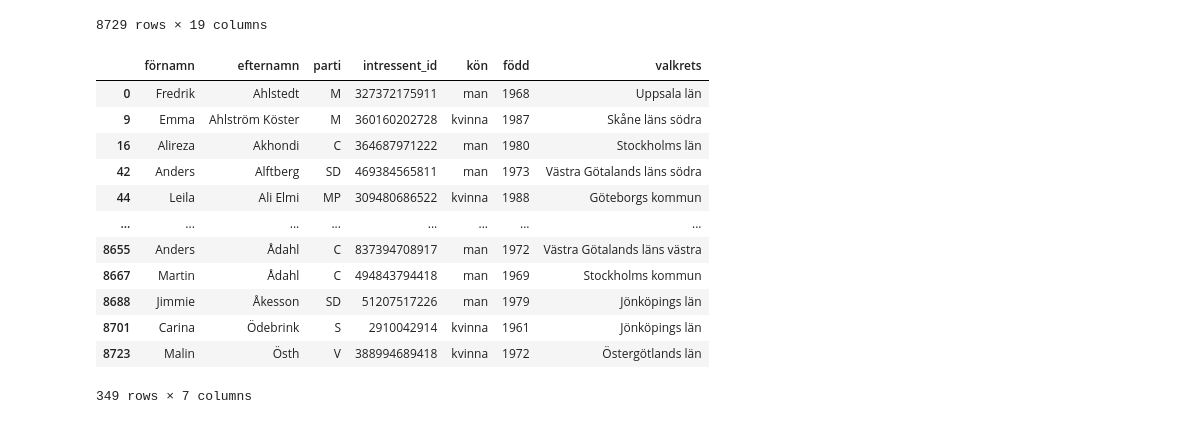
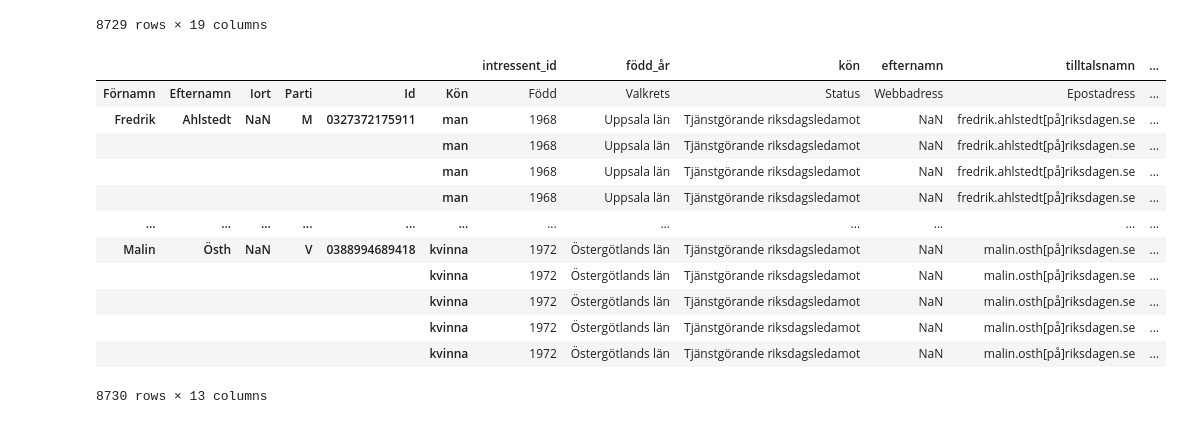
Before and after one commit to Marchant01/Parl-Check, a Jupyter notebook: notebook.ipynb, the cells around one changed output. Cells and saved outputs as stored; diff of their text form; code cells hidden in the pictures.

Commit message:
Revert "Updated tables and explored possible columns for the person table."
This reverts commit efb46289bbceb8ab325b50cff2e67222950bc911.

```diff
--- a/notebook.ipynb
+++ b/notebook.ipynb
@@ -266,44 +266,34 @@ personer
 | 8728 | Malin | Östh | NaN | V | 388994689418 | kvinna | 1972 | Östergötlands län | Tjänstgörande riksdagsledamot | NaN | ... |
 8729 rows × 19 columns
 # %%
-columns = [
-    "Förnamn",
-    "Efternamn",
-    "Parti",
-    "Id",
-    "Kön",
-    "Född",
-    "Valkrets" ,
-]
+columns = ["intressent_id",
+"född_år",
+"kön",
+"efternamn",
+"tilltalsnamn",
+"sorteringsnamn",
+"iort",
+"parti",
+"valkrets",
+"uppdragsroll",
+"status",
+"start_datum",
+"slut_datum"]
 
-dataframe = pd.read_csv("documents/personer/personer", header=0)
+cleaned = pd.read_csv("documents/personer/personer", names=columns)
 
-cleaned = dataframe[columns].copy()
+cleaned
+# %% [output]
+|  |  |  |  |  |  | intressent_id | född_år | kön | efternamn | tilltalsnamn | ... |
+| Förnamn | Efternamn | Iort | Parti | Id | Kön | Född | Valkrets | Status | Webbadress | Epostadress | ... |
+| Fredrik | Ahlstedt | NaN | M | 0327372175911 | man | 1968 | Uppsala län | Tjänstgörande riksdagsledamot | NaN | fredrik.ahlstedt[på]riksdagen.se | ... |
+|  |  |  |  |  | man | 1968 | Uppsala län | Tjänstgörande riksdagsledamot | NaN | fredrik.ahlstedt[på]riksdagen.se | ... |
+|  |  |  |  |  | man | 1968 | Uppsala län | Tjänstgörande riksdagsledamot | NaN | fredrik.ahlstedt[på]riksdagen.se | ... |
+|  |  |  |  |  | man | 1968 | Uppsala län | Tjänstgörande riksdagsledamot | NaN | fredrik.ahlstedt[på]riksdagen.se | ... |
+| ... | ... | ... | ... | ... | ... | ... | ... | ... | ... | ... | ... |
+| Malin | Östh | NaN | V | 0388994689418 | kvinna | 1972 | Östergötlands län | Tjänstgörande riksdagsledamot | NaN | malin.osth[på]riksdagen.se | ... |
+|  |  |  |  |  | kvinna | 1972 | Östergötlands län | Tjänstgörande riksdagsledamot | NaN | malin.osth[på]riksdagen.se | ... |
+|  |  |  |  |  | kvinna | 1972 | Östergötlands län | Tjänstgörande riksdagsledamot | NaN | malin.osth[på]riksdagen.se | ... |
+|  |  |  |  |  | kvinna | 1972 | Östergötlands län | Tjänstgörande riksdagsledamot | NaN | malin.osth[på]riksdagen.se | ... |
+|  |  |  |  |  | kvinna | 1972 | Östergötlands län | Tjänstgörande riksdagsledamot | NaN | malin.osth[på]riksdagen.se | ... |
+8730 rows × 13 columns
-# %%
-cleaned.drop_duplicates(subset=['Id'], inplace=True)
-
-cleaned.rename(columns={
-    'Förnamn': 'förnamn',
-    'Efternamn': 'efternamn',
-    'Parti': 'parti',
-    'Id': 'intressent_id',
-    'Kön': 'kön',
-    'Född': 'född',
-    'Valkrets': 'valkrets'
-}, inplace=True)
-
-cleaned
-# %% [output]
-|  | förnamn | efternamn | parti | intressent_id | kön | född | valkrets |
-| 0 | Fredrik | Ahlstedt | M | 327372175911 | man | 1968 | Uppsala län |
-| 9 | Emma | Ahlström Köster | M | 360160202728 | kvinna | 1987 | Skåne läns södra |
-| 16 | Alireza | Akhondi | C | 364687971222 | man | 1980 | Stockholms län |
-| 42 | Anders | Alftberg | SD | 469384565811 | man | 1973 | Västra Götalands läns södra |
-| 44 | Leila | Ali Elmi | MP | 309480686522 | kvinna | 1988 | Göteborgs kommun |
-| ... | ... | ... | ... | ... | ... | ... | ... |
-| 8655 | Anders | Ådahl | C | 837394708917 | man | 1972 | Västra Götalands läns västra |
-| 8667 | Martin | Ådahl | C | 494843794418 | man | 1969 | Stockholms kommun |
-| 8688 | Jimmie | Åkesson | SD | 51207517226 | man | 1979 | Jönköpings län |
-| 8701 | Carina | Ödebrink | S | 2910042914 | kvinna | 1961 | Jönköpings län |
-| 8723 | Malin | Östh | V | 388994689418 | kvinna | 1972 | Östergötlands län |
-349 rows × 7 columns
```
Also changed, not shown: parts of 1 cell of this notebook, 1 other file.
